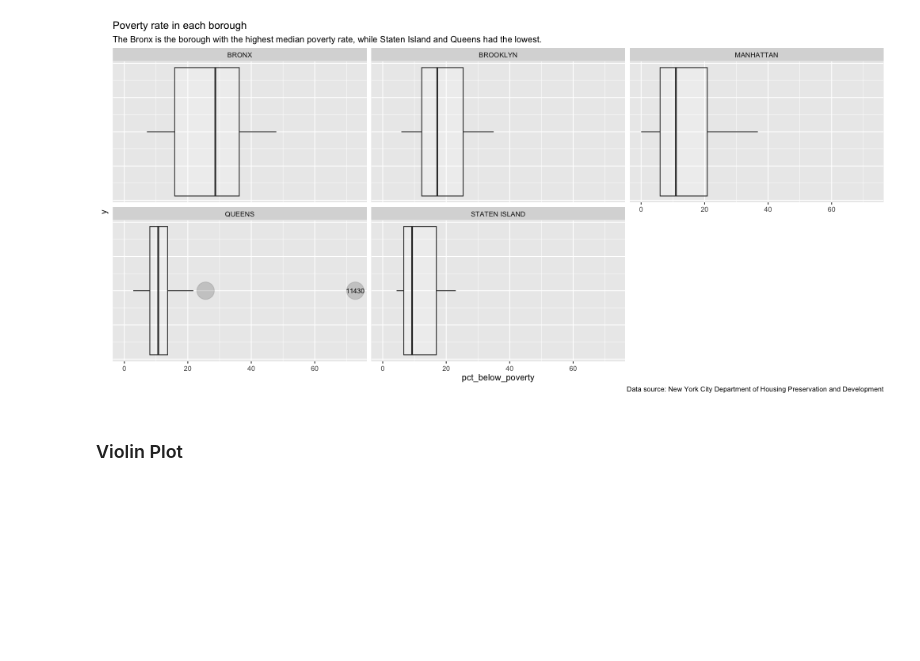
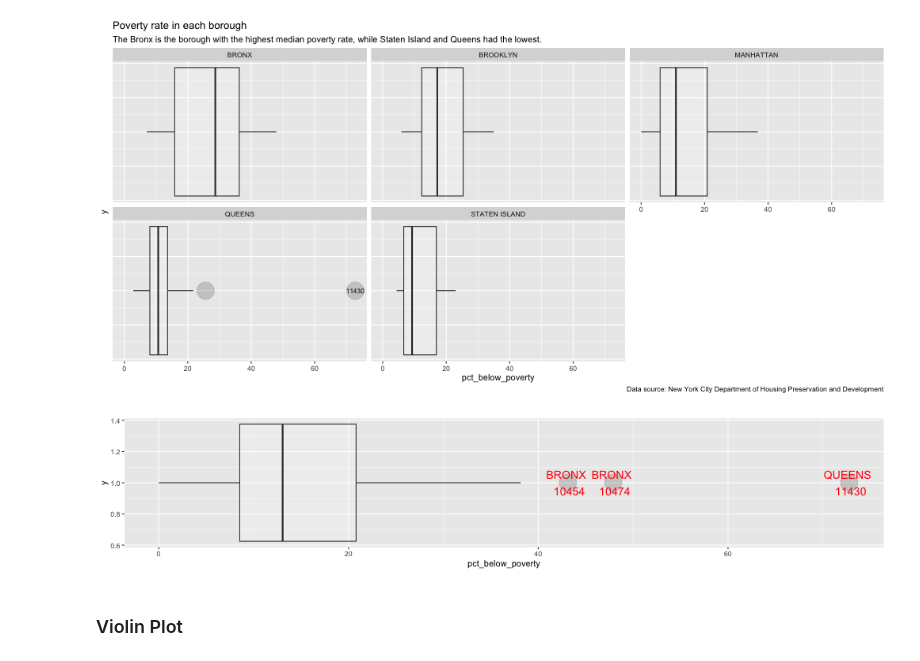
Before and after one commit to rachel-el-p/ggplot-1-rachel-el-p-main, a Jupyter notebook: notebook-2.ipynb, the cells around one changed output. Drawn from its saved outputs; the diff is of its cells as text; code cells hidden in the pictures; blank space fills up the shorter version.

```diff
--- a/notebook-2.ipynb
+++ b/notebook-2.ipynb
@@ -263,5 +293,20 @@ ggplot(df) +
 # %% [output]
 [figure]
+# %%
+%%R -w 1000 -h 200
+
+outliers_df <- df %>%
+    filter(pct_below_poverty > 40)
+
+ggplot(df) +
+    aes(x=pct_below_poverty, y=1) +
+    geom_boxplot(alpha=.2,outlier.size=10) +
+    geom_text(data=outliers_df, color="red", size=5, aes(label=paste(borough, "\n", zip)))
+
+#you have to find out the population in these zip codes. Do you include rikers island for example? Or people living
+#around JFK when there are only 220 people living there.
+# %% [output]
+[figure, added]
 # %% [markdown]
 ### Violin Plot
 # %% [markdown]
```
Also changed, not shown: parts of 8 cells of this notebook, 1 other file.
